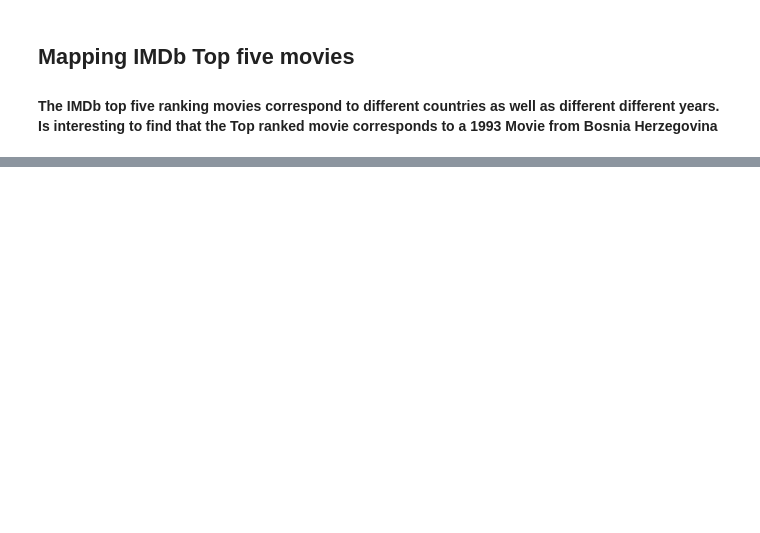
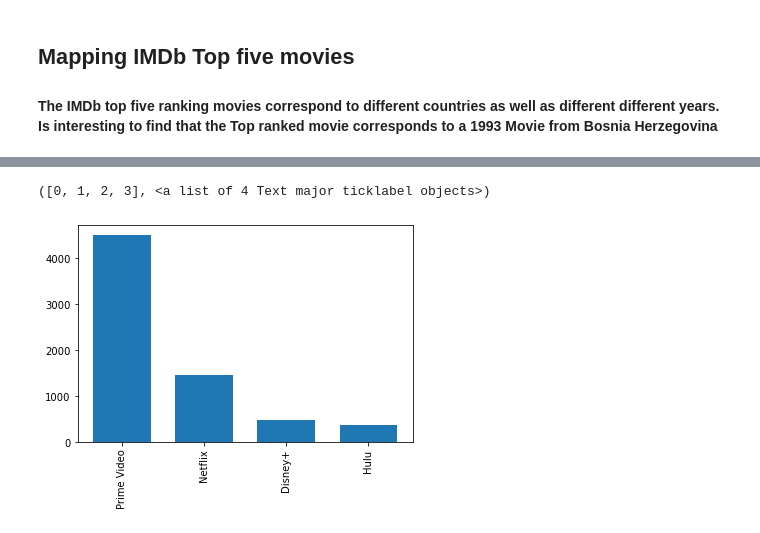
Before and after one commit to RoLDT/project-one-nesfils, a Jupyter notebook: Master Note.ipynb, the cells around one changed output, grey strips where cells are left out. Cells and saved outputs as stored; diff of their text form; code cells hidden in the pictures; blank space fills up the shorter version.

```diff
--- a/Master Note.ipynb
+++ b/Master Note.ipynb
@@ -528,0 +550,14 @@ fig
+# %%
+#graphing movie count by service
+
+streaming_service_bio = uniquecountry_movies_df['Service'].value_counts()
+x_value = streaming_service_bio.index.values
+y_value= streaming_service_bio.values
+plt.xlabel('')
+
+
+plt.bar(x_value, y_value, width=.7 )
+plt.xticks(rotation=90)
+# %% [output]
+([0, 1, 2, 3], <a list of 4 Text major ticklabel objects>)
+[figure, added]
```
Also changed, not shown: parts of 25 cells of this notebook.
